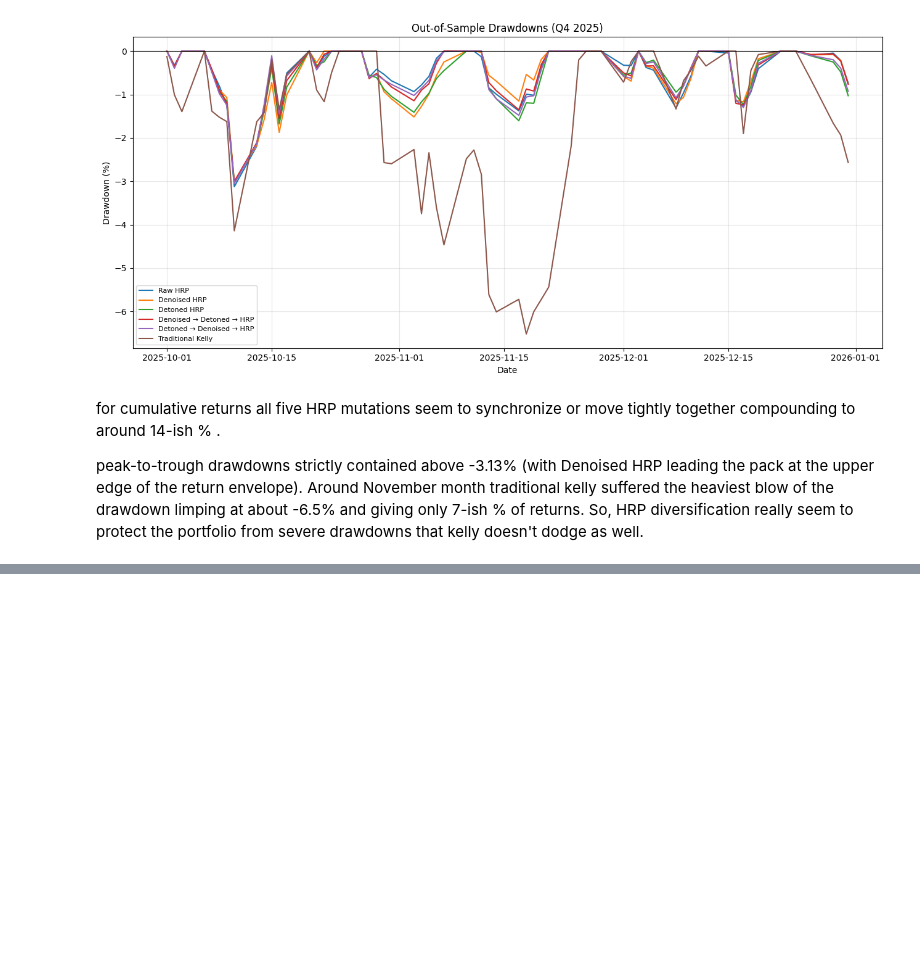
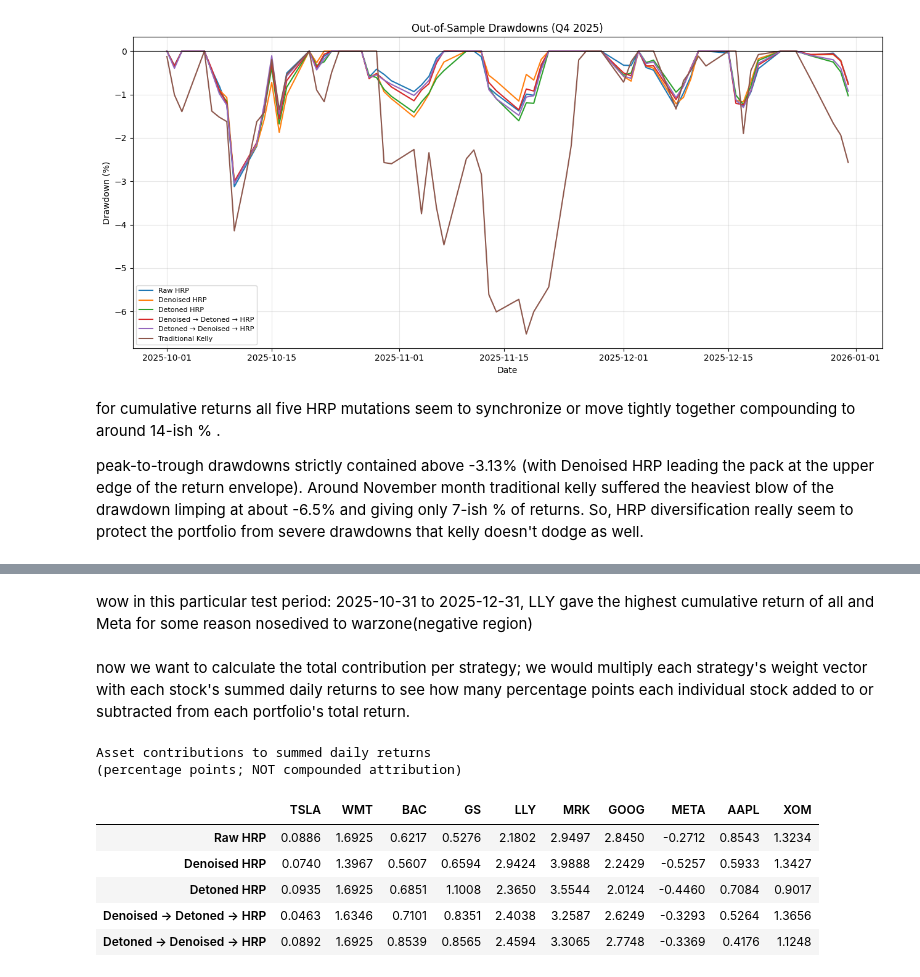
Before and after one commit to George7531/Portfolio_Management, a Jupyter notebook: Group_19296_MScFE_652_Portfolio_Management_Project_2.ipynb, the cells around one changed output, grey strips where cells are left out. Saved outputs shown, nothing was run; the diff lists cells and outputs as text; code cells hidden in the pictures; blank space fills up the shorter version.

```diff
--- a/Group_19296_MScFE_652_Portfolio_Management_Project_2.ipynb
+++ b/Group_19296_MScFE_652_Portfolio_Management_Project_2.ipynb
@@ -1770,0 +1803,25 @@ peak-to-trough drawdowns strictly contained above -3.13% (with Denoised HRP lead
+# %% [markdown]
+wow in this particular test period: 2025-10-31 to 2025-12-31, LLY gave the highest cumulative return of all and Meta for some reason nosedived to warzone(negative region)
+# %% [markdown]
+now we want to calculate the total contribution per strategy; we would multiply each strategy's weight vector with each stock's summed daily returns to see how many percentage points each individual stock added to or subtracted from each portfolio's total return.
+# %%
+# Arithmetic contribution to summed daily returns
+asset_return_sums = test.sum(axis=0)
+
+arithmetic_contributions = weights.mul(
+    asset_return_sums, axis=1
+) * 100
+
+print("Asset contributions to summed daily returns")
+print("(percentage points; NOT compounded attribution)")
+
+display(arithmetic_contributions.round(4))
+# %% [output]
+Asset contributions to summed daily returns
+(percentage points; NOT compounded attribution)
+|  | TSLA | WMT | BAC | GS | LLY | MRK | GOOG | META | AAPL | XOM |
+| Raw HRP | 0.0886 | 1.6925 | 0.6217 | 0.5276 | 2.1802 | 2.9497 | 2.8450 | -0.2712 | 0.8543 | 1.3234 |
+| Denoised HRP | 0.0740 | 1.3967 | 0.5607 | 0.6594 | 2.9424 | 3.9888 | 2.2429 | -0.5257 | 0.5933 | 1.3427 |
+| Detoned HRP | 0.0935 | 1.6925 | 0.6851 | 1.1008 | 2.3650 | 3.5544 | 2.0124 | -0.4460 | 0.7084 | 0.9017 |
+| Denoised → Detoned → HRP | 0.0463 | 1.6346 | 0.7101 | 0.8351 | 2.4038 | 3.2587 | 2.6249 | -0.3293 | 0.5264 | 1.3656 |
+| Detoned → Denoised → HRP | 0.0892 | 1.6925 | 0.8539 | 0.8565 | 2.4594 | 3.3065 | 2.7748 | -0.3369 | 0.4176 | 1.1248 |
```
Also changed, not shown: parts of 8 cells of this notebook.
